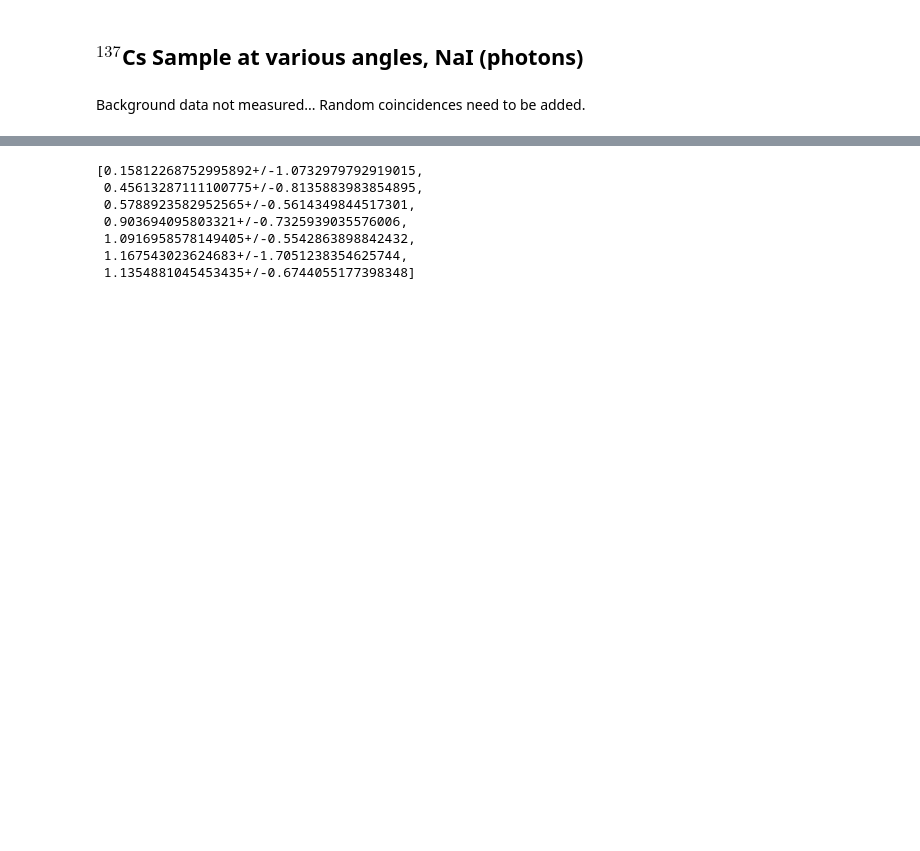
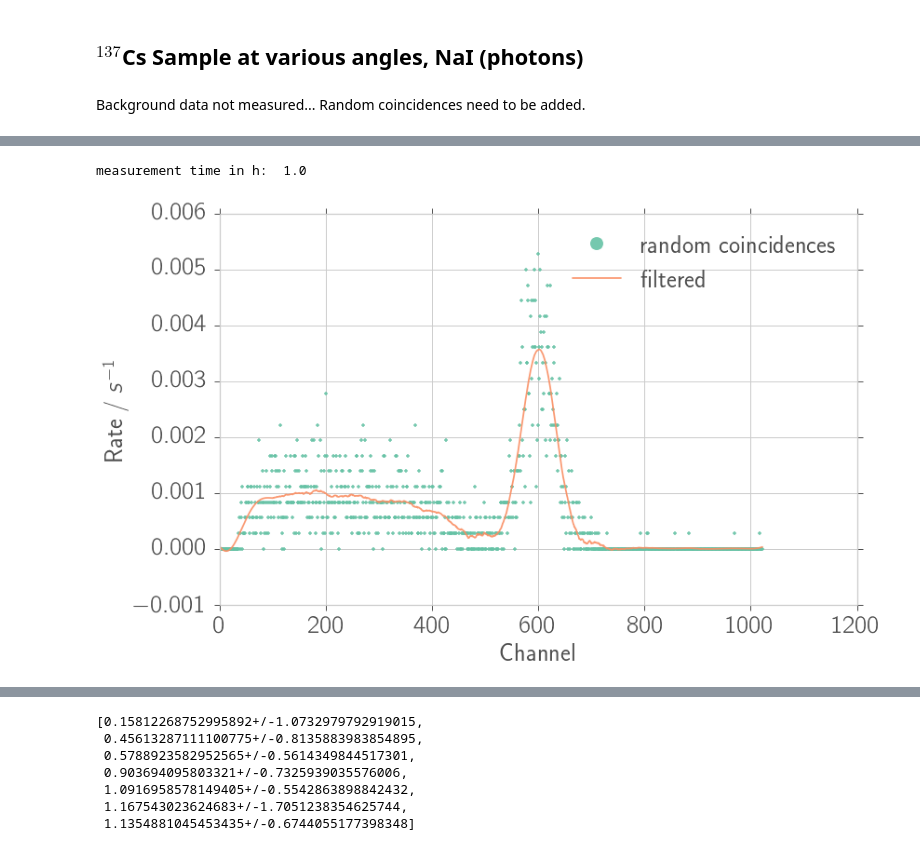
Before and after one commit to Bondzio/fp, a Jupyter notebook: compton/analysis/energy_conservation.ipynb, the cells around one changed output, grey strips where cells are left out. Cells and saved outputs as stored; diff of their text form; code cells hidden in the pictures; blank space fills up the shorter version.

```diff
--- a/compton/analysis/energy_conservation.ipynb
+++ b/compton/analysis/energy_conservation.ipynb
@@ -559,0 +487,34 @@ def fit_n_plot_na(theta, fit_boundaries, p0, fit=True):
+# %%
+"""
+# NO DATA AVALIABLE!!!
+
+#### Random coincidences ####
+file_name = "coin_na_random"
+y_rnd_e = get_rates(file_name)
+
+y_rnd_e = rebin(y_rnd_e)      # Rebinning: 1/16 of number of bins
+y_rnd = nom(y_rnd_e)          # nominal values
+y_rnd_fil = sav(y_rnd, 201, 7)# filtered
+x_rnd = np.arange(len(y_rnd)) # channel
+
+# Plotting
+fig1, ax1 = plt.subplots(1, 1)
+if not save_fig:
+    fig1.suptitle("Histogram NaI, coincident")
+ax1.plot(x_rnd, y_rnd, '.', alpha=0.9, label='random coincidences')
+ax1.plot(x_rnd, y_rnd_fil, '-', alpha=0.9, label='filtered')
+ax1.set_xlabel("Channel")
+ax1.set_ylabel("Rate / $s^{-1}$")
+#ax1.set_xlim(0, 1000)
+#ax1.set_ylim(0, 0.025)
+ax1.legend(loc=1)
+ax1.grid(True)
+#ax1.set_yscale("log", nonposy='clip')
+
+if save_fig:
+    fig1.savefig(fig_dir + file_name + ".pdf")
+    fig1.savefig(fig_dir + file_name + ".png")
+"""
+# %% [output]
+measurement time in h:  1.0
+[figure, added]
```
Also changed, not shown: parts of 7 cells of this notebook, 41 other files.
